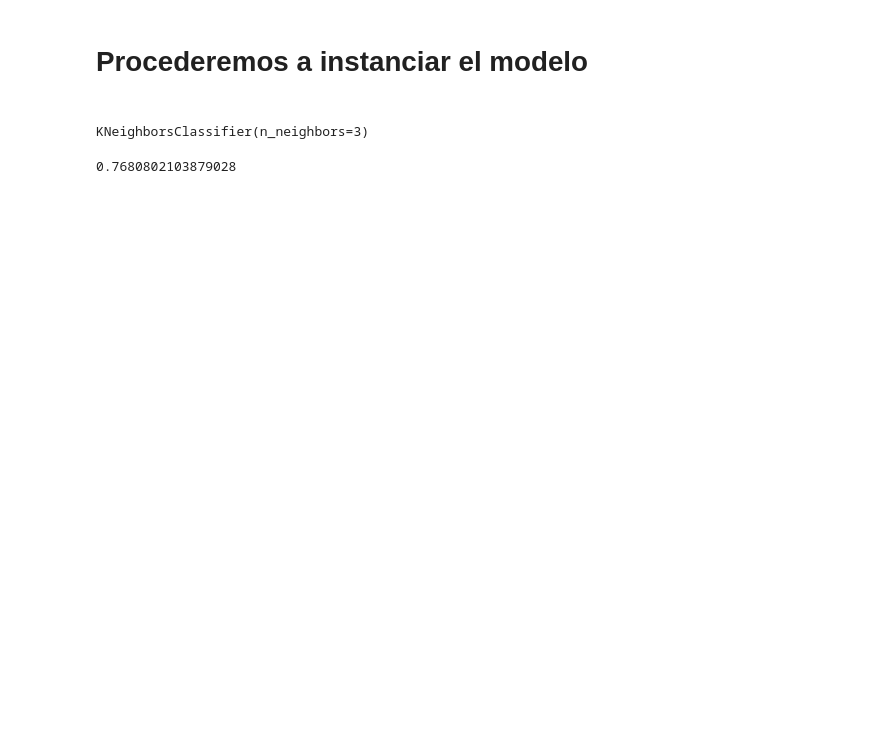
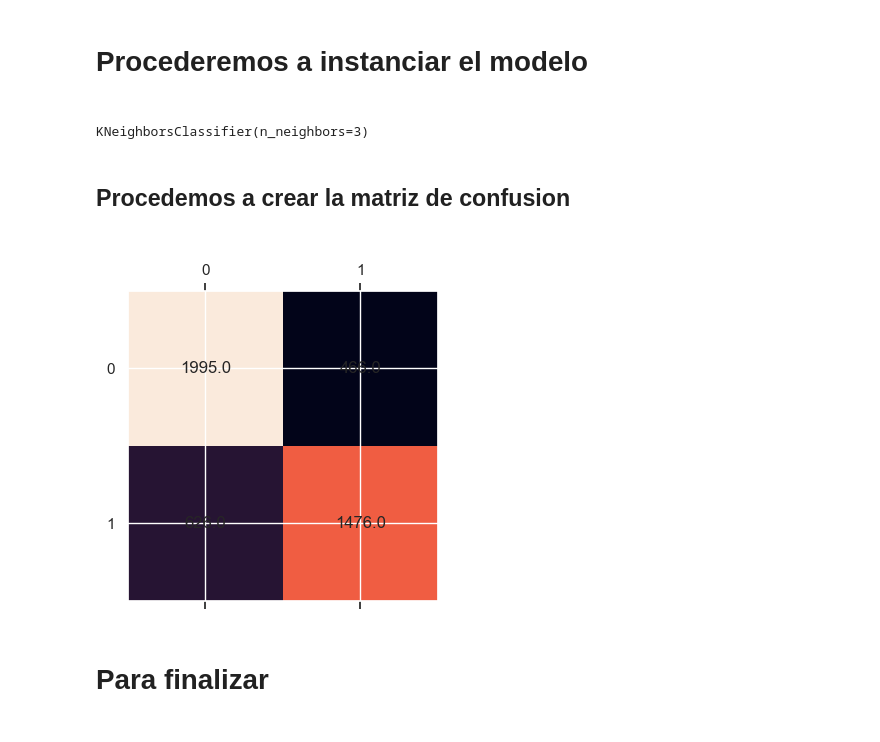
Before and after one commit to NicoLorDev97/Datathon-1, a Jupyter notebook: main.ipynb, the cells around one changed output. Saved outputs shown, nothing was run; the diff lists cells and outputs as text; code cells hidden in the pictures; blank space fills up the shorter version.

```diff
--- a/main.ipynb
+++ b/main.ipynb
@@ -97,3 +104,7 @@ y = dataTrain["Reached.on.Time_Y.N"].values
+# %%
+x.reshape(-1,1)
+y.reshape(-1,1)
+x_train, x_test, y_train, y_test = train_test_split(x,y,test_size=0.25,random_state=7)
 # %% [markdown]
 <h1> Procederemos a instanciar el modelo <h1>
 # %%
@@ -103,6 +112,6 @@ knn = KNeighborsClassifier(n_neighbors=3)
 # %%
 #Entrenamos
 
-knn.fit(x,y)
+knn.fit(x_train,y_train)
 # %% [output]
 KNeighborsClassifier(n_neighbors=3)
@@ -113,6 +118,11 @@ y_pred = knn.predict(x)
-# %%
-#Evaluamos
-
-print(accuracy_score(y,y_pred))
-# %% [output]
-0.7680802103879028
+# %%
+#Predecimos sobre el set de entrenamiento
+y_train_pred = knn.predict(x_train)
+
+#Predecimos sobre nuestro set de testeo
+
+y_test_pred = knn.predict(x_test)
+# %% [markdown]
+<h2> Procedemos a crear la matriz de confusion <h2>
+# %%
+m = confusion_matrix(y_train, y_train_pred)
@@ -119,3 +131,14 @@ print(accuracy_score(y,y_pred))
+# %%
+fig, ax = plt.subplots(figsize=(4,5))
+
+ax.matshow(m)
+for (i, j), z in np.ndenumerate(m):
+    ax.text(j, i, '{:0.1f}'.format(z), ha='center', va='center')
+plt.show()
+# %% [output]
+[figure, added]
+# %% [markdown]
+<h1> Para finalizar <h1>
 # %%
 importance = {'low':1,'medium':2,'high':3}
 gender = {'F':1,'M':2}
```
Also changed, not shown: parts of 6 cells of this notebook, 1 other file.
